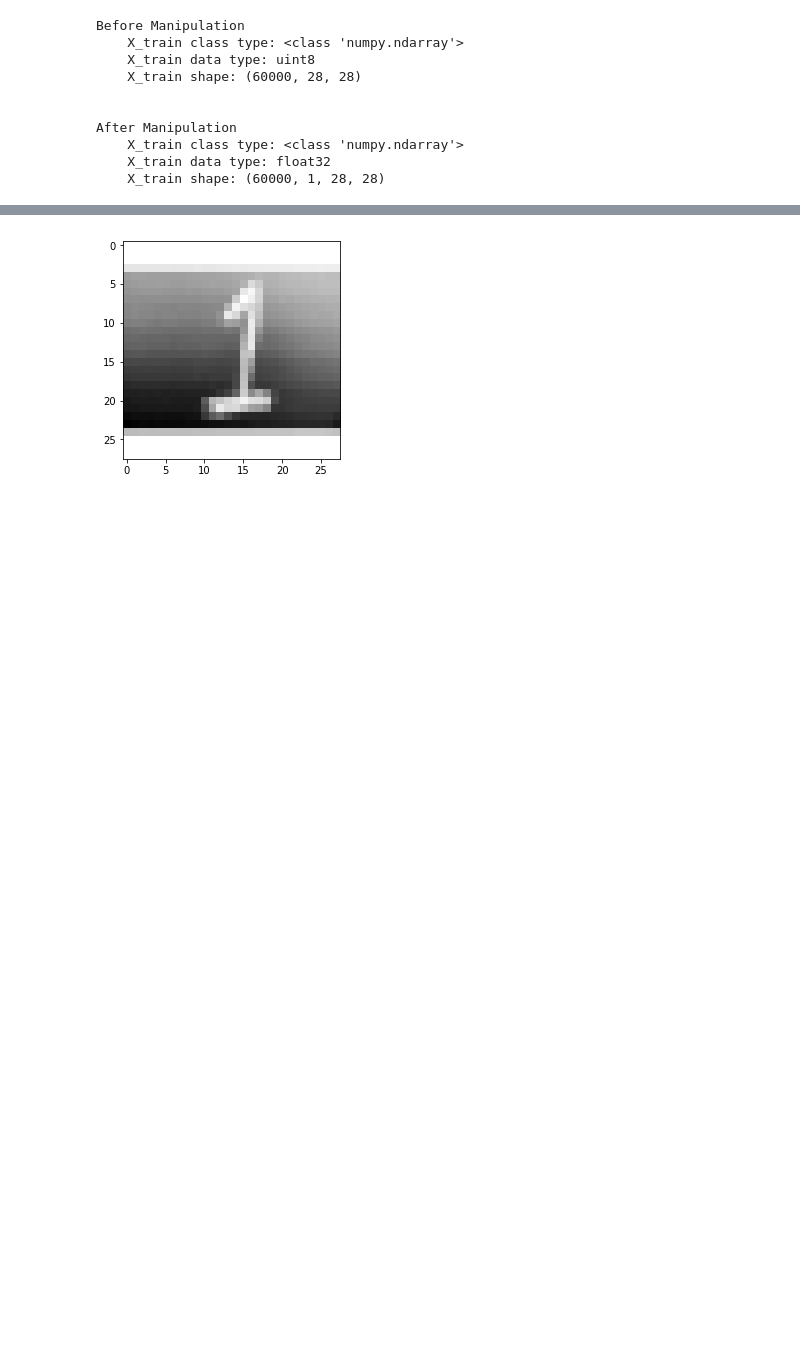
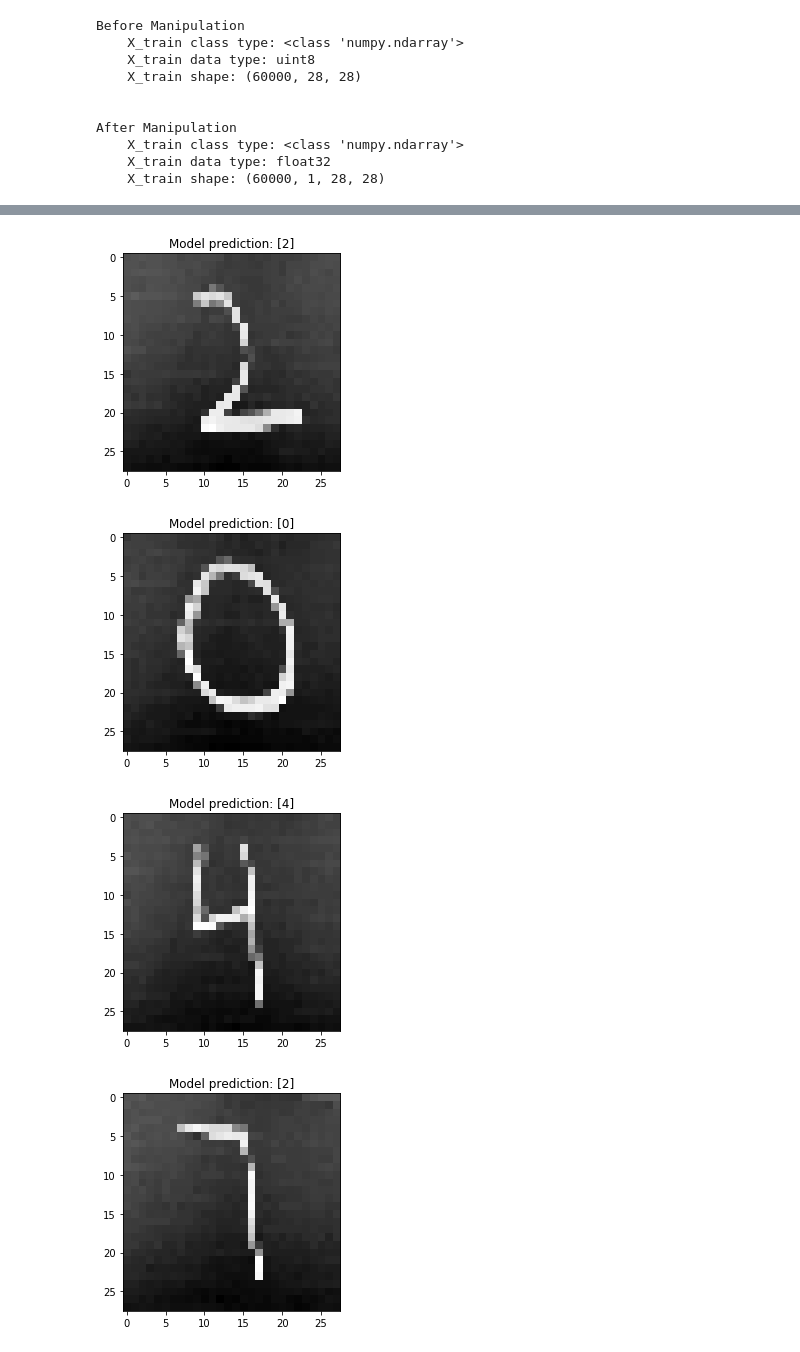
Before and after one commit to RajendraBhagroo/MNIST_Live, a Jupyter notebook: MNIST_Live.ipynb, the cells around one changed output, grey strips where cells are left out. Drawn from its saved outputs; the diff is of its cells as text; code cells hidden in the pictures; blank space fills up the shorter version.

Commit message:
Finish Project, Test Model

```diff
--- a/MNIST_Live.ipynb
+++ b/MNIST_Live.ipynb
@@ -271,5 +255,0 @@ print(f'Successfully Saved: {filename}')
-# %%
-#Load Model From Disk
-filename = 'MNIST_CNN_Model.sav'
-model = pickle.load(open(filename,'rb'))
-print(f'Successfully Loaded: {filename}')
@@ -277,0 +299,12 @@ Successfully Loaded: MNIST_CNN_Model.sav
+# %%
+# Directory setup for image predictions
+# Creates directory within current working directory
+directory = 'input_photos'
+try:
+    if not os.path.exists(directory):
+        os.mkdir(directory)
+        print(f'Directory:"{directory}" successfully created')
+    else:
+        print(f'Directory:"{directory}" already exists, no further action needed')
+except:
+    print(f'Directory:"{directory}" could not be created')
@@ -312,10 +370,23 @@ Numeric_Image_0.png successfully written
 Terminating Video Source...
 # %%
-# Display & manipulate loaded image, and normalize the input
-loaded_img = cv2.imread('Numeric_Image_0.png', cv2.IMREAD_GRAYSCALE)
-loaded_img = cv2.resize(loaded_img, (28, 28), interpolation = cv2.INTER_AREA)
-loaded_img = cv2.bitwise_not(loaded_img)
-imgplot = plt.imshow(loaded_img, cmap='gray')
-plt.show()
+# Display & predict input images
+
+if os.path.exists(directory):
+    for image in os.listdir(directory):
+        # Load and process input images
+        loaded_img = cv2.imread(f'{directory}/{image}', cv2.IMREAD_GRAYSCALE)
+        loaded_img = cv2.resize(loaded_img, (28, 28), interpolation = cv2.INTER_LINEAR)
+        loaded_img = cv2.bitwise_not(loaded_img)
+        imgplot = plt.imshow(loaded_img, cmap='gray')
+
+        # Use model to make prediction on imput images
+        prediction = model.predict_classes(loaded_img.reshape((1, 1, 28, 28)))
+        plt.title(f'Model prediction: {prediction}')
+        plt.show()
+else:
+    print(f'Directory:"{directory}" does not exist, no images to load')
 # %% [output]
-[figure, old version]
+[figure, new version]
+[figure, added]
+[figure, added]
+[figure, added]
```
Also changed, not shown: parts of 16 cells of this notebook, 7 other files.
